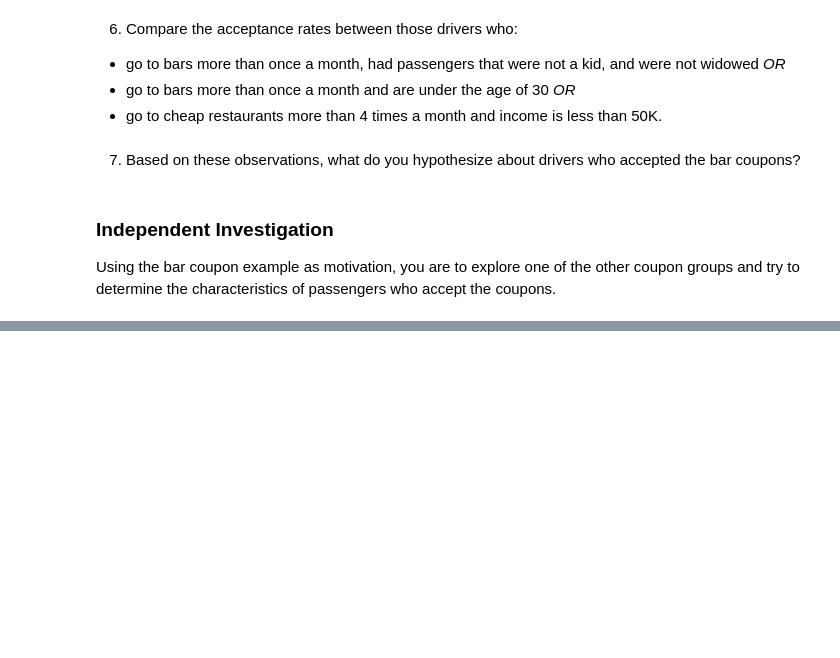
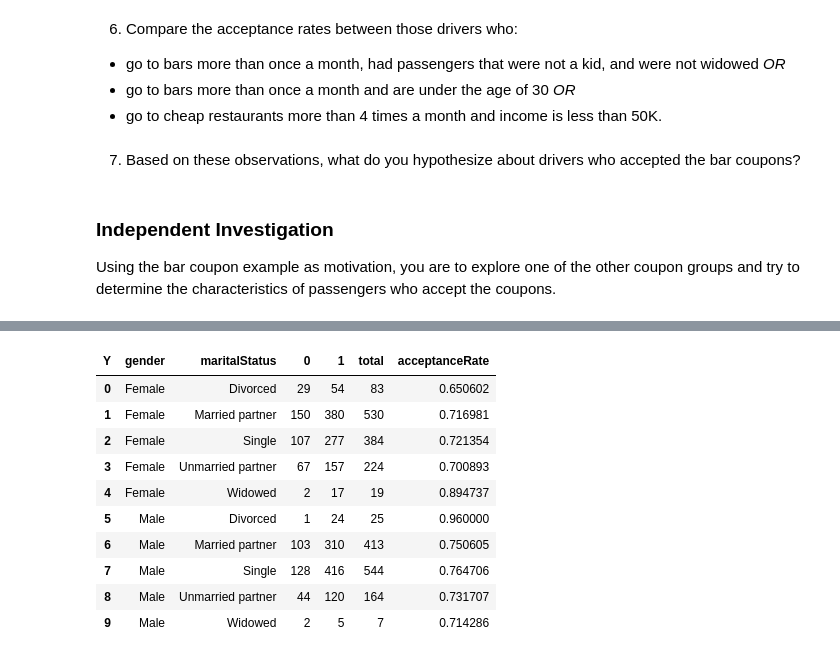
Before and after one commit to rooparb-cyber/MLPortfolio, a Jupyter notebook: Coupon Analysis/couponAnalysis.ipynb, the cells around one changed output, grey strips where cells are left out. Saved outputs shown, nothing was run; the diff lists cells and outputs as text; code cells hidden in the pictures; blank space fills up the shorter version.

```diff
--- a/Coupon Analysis/couponAnalysis.ipynb
+++ b/Coupon Analysis/couponAnalysis.ipynb
@@ -198,0 +263,15 @@ Using the bar coupon example as motivation, you are to explore one of the other
+# %%
+#groupedByMaritalStatusAndGender = takeawayGroup.groupby(['gender','maritalStatus','Y']).size().unstack(fill_value=0)
+groupedByMaritalStatusAndGender.head(20)
+# %% [output]
+| Y | gender | maritalStatus | 0 | 1 | total | acceptanceRate |
+| 0 | Female | Divorced | 29 | 54 | 83 | 0.650602 |
+| 1 | Female | Married partner | 150 | 380 | 530 | 0.716981 |
+| 2 | Female | Single | 107 | 277 | 384 | 0.721354 |
+| 3 | Female | Unmarried partner | 67 | 157 | 224 | 0.700893 |
+| 4 | Female | Widowed | 2 | 17 | 19 | 0.894737 |
+| 5 | Male | Divorced | 1 | 24 | 25 | 0.960000 |
+| 6 | Male | Married partner | 103 | 310 | 413 | 0.750605 |
+| 7 | Male | Single | 128 | 416 | 544 | 0.764706 |
+| 8 | Male | Unmarried partner | 44 | 120 | 164 | 0.731707 |
+| 9 | Male | Widowed | 2 | 5 | 7 | 0.714286 |
```
Also changed, not shown: parts of 4 cells of this notebook, 1 other file.
